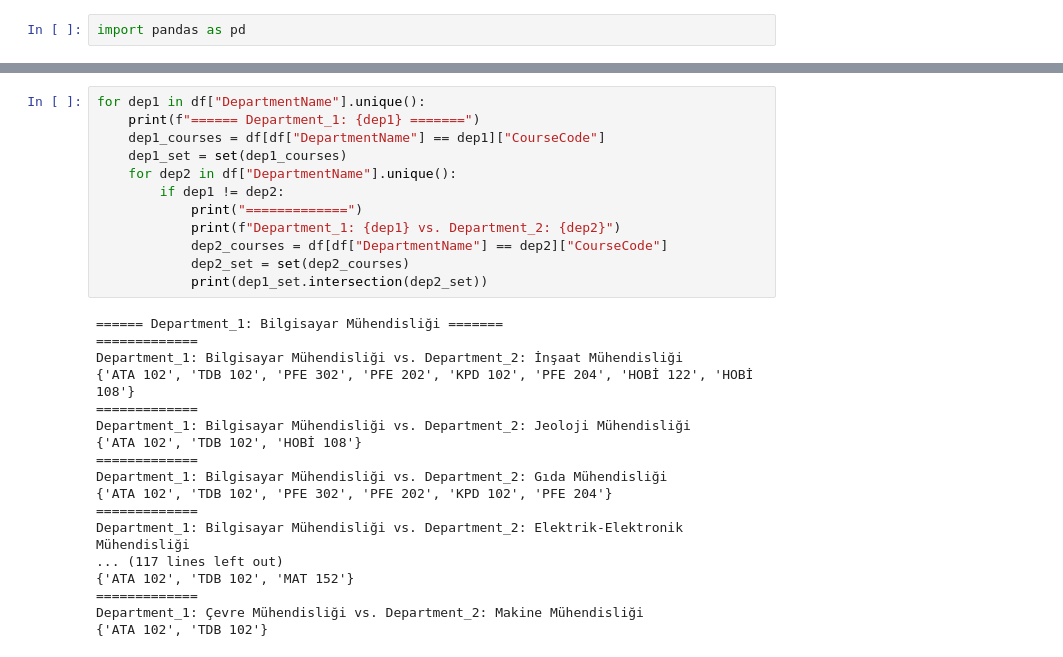
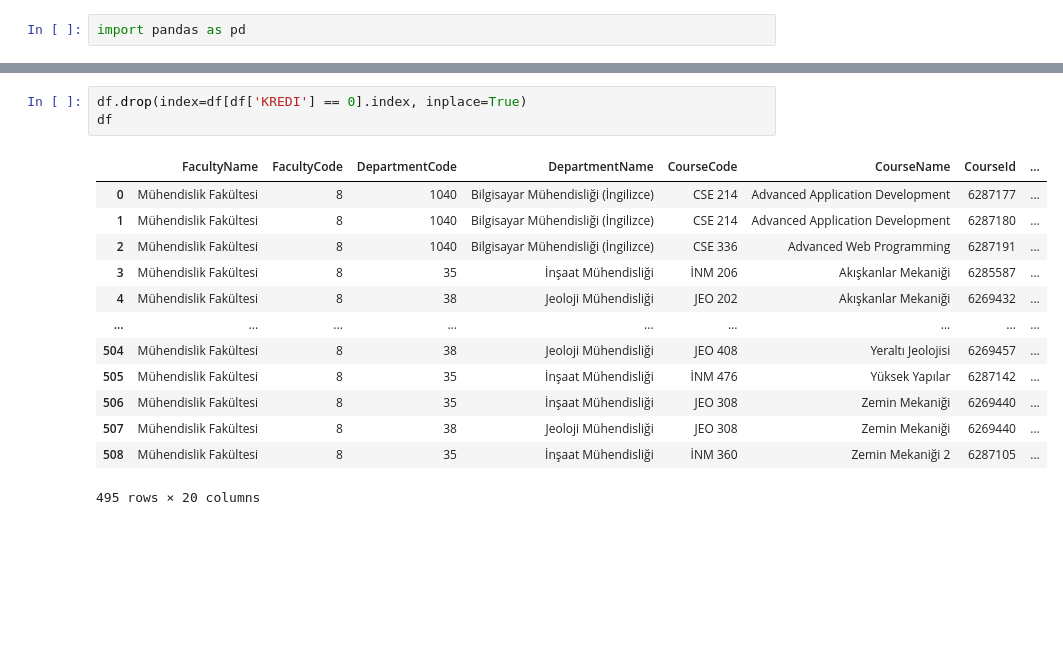
Before and after one commit to ErcxCS/Campus-Scheduling, a Jupyter notebook: data/process.ipynb, the cells around one changed output, grey strips where cells are left out. Saved outputs shown, nothing was run; the diff lists cells and outputs as text; blank space fills up the shorter version.

```diff
--- a/data/process.ipynb
+++ b/data/process.ipynb
@@ -20,30 +20,17 @@ df
-# %%
-for dep1 in df["DepartmentName"].unique():
-    print(f"====== Department_1: {dep1} =======")
-    dep1_courses = df[df["DepartmentName"] == dep1]["CourseCode"]
-    dep1_set = set(dep1_courses)
-    for dep2 in df["DepartmentName"].unique():
-        if dep1 != dep2:
-            print("=============")
-            print(f"Department_1: {dep1} vs. Department_2: {dep2}")
-            dep2_courses = df[df["DepartmentName"] == dep2]["CourseCode"]
-            dep2_set = set(dep2_courses)
-            print(dep1_set.intersection(dep2_set))
-# %% [output]
-====== Department_1: Bilgisayar Mühendisliği =======
-=============
-Department_1: Bilgisayar Mühendisliği vs. Department_2: İnşaat Mühendisliği
-{'ATA 102', 'TDB 102', 'PFE 302', 'PFE 202', 'KPD 102', 'PFE 204', 'HOBİ 122', 'HOBİ 108'}
-=============
-Department_1: Bilgisayar Mühendisliği vs. Department_2: Jeoloji Mühendisliği
-{'ATA 102', 'TDB 102', 'HOBİ 108'}
-=============
-Department_1: Bilgisayar Mühendisliği vs. Department_2: Gıda Mühendisliği
-{'ATA 102', 'TDB 102', 'PFE 302', 'PFE 202', 'KPD 102', 'PFE 204'}
-=============
-Department_1: Bilgisayar Mühendisliği vs. Department_2: Elektrik-Elektronik Mühendisliği
-... (117 lines left out)
-{'ATA 102', 'TDB 102', 'MAT 152'}
-=============
-Department_1: Çevre Mühendisliği vs. Department_2: Makine Mühendisliği
-{'ATA 102', 'TDB 102'}
+# %%
+df.drop(index=df[df['KREDI'] == 0].index, inplace=True)
+df
+# %% [output]
+|  | FacultyName | FacultyCode | DepartmentCode | DepartmentName | CourseCode | CourseName | CourseId | ... |
+| 0 | Mühendislik Fakültesi | 8 | 1040 | Bilgisayar Mühendisliği (İngilizce) | CSE 214 | Advanced Application Development | 6287177 | ... |
+| 1 | Mühendislik Fakültesi | 8 | 1040 | Bilgisayar Mühendisliği (İngilizce) | CSE 214 | Advanced Application Development | 6287180 | ... |
+| 2 | Mühendislik Fakültesi | 8 | 1040 | Bilgisayar Mühendisliği (İngilizce) | CSE 336 | Advanced Web Programming | 6287191 | ... |
+| 3 | Mühendislik Fakültesi | 8 | 35 | İnşaat Mühendisliği | İNM 206 | Akışkanlar Mekaniği | 6285587 | ... |
+| 4 | Mühendislik Fakültesi | 8 | 38 | Jeoloji Mühendisliği | JEO 202 | Akışkanlar Mekaniği | 6269432 | ... |
+| ... | ... | ... | ... | ... | ... | ... | ... | ... |
+| 504 | Mühendislik Fakültesi | 8 | 38 | Jeoloji Mühendisliği | JEO 408 | Yeraltı Jeolojisi | 6269457 | ... |
+| 505 | Mühendislik Fakültesi | 8 | 35 | İnşaat Mühendisliği | İNM 476 | Yüksek Yapılar | 6287142 | ... |
+| 506 | Mühendislik Fakültesi | 8 | 35 | İnşaat Mühendisliği | JEO 308 | Zemin Mekaniği | 6269440 | ... |
+| 507 | Mühendislik Fakültesi | 8 | 38 | Jeoloji Mühendisliği | JEO 308 | Zemin Mekaniği | 6269440 | ... |
+| 508 | Mühendislik Fakültesi | 8 | 35 | İnşaat Mühendisliği | İNM 360 | Zemin Mekaniği 2 | 6287105 | ... |
+495 rows × 20 columns
```
Also changed, not shown: parts of 7 cells of this notebook, 9 other files.
